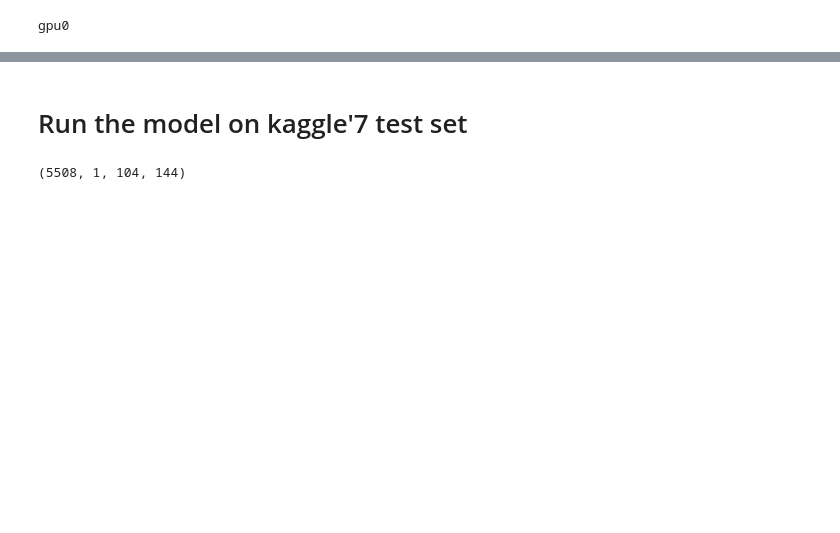
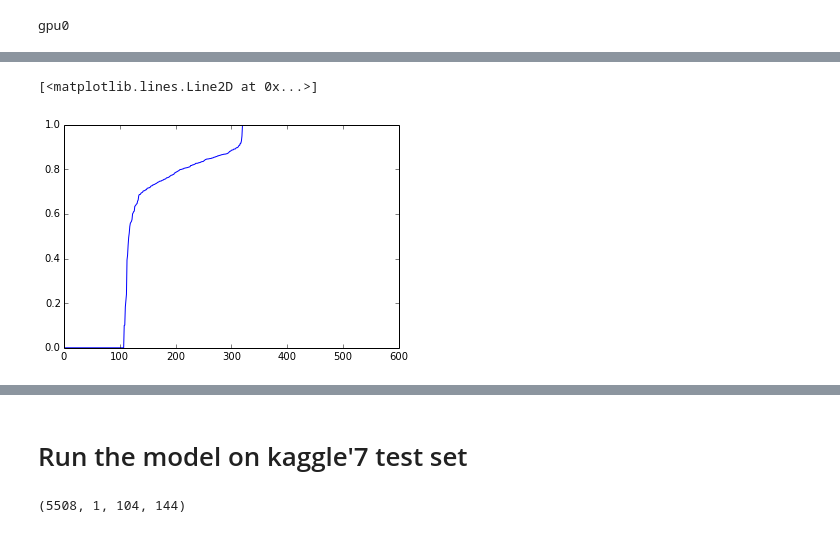
Before and after one commit to julienr/kaggle_uns, a Jupyter notebook: notebooks/3_train_fcnn_multiout.ipynb, the cells around one changed output, grey strips where cells are left out. Cells and saved outputs as stored; diff of their text form; code cells hidden in the pictures; blank space fills up the shorter version.

```diff
--- a/notebooks/3_train_fcnn_multiout.ipynb
+++ b/notebooks/3_train_fcnn_multiout.ipynb
@@ -242,5 +265,11 @@ for i in range(Y_pred.shape[0]):
 dice_scores = np.array(dice_scores)
 lowest = np.argsort(dice_scores)
+# %%
+pl.plot(dice_scores[lowest])
+#pl.plot(Y_pred_binary[lowest], c='r')
+# %% [output]
+[<matplotlib.lines.Line2D at 0x...>]
+[figure, added]
 # %%
 #i = 50
 #i = 47
```
Also changed, not shown: parts of 8 cells of this notebook, 28 other files.
